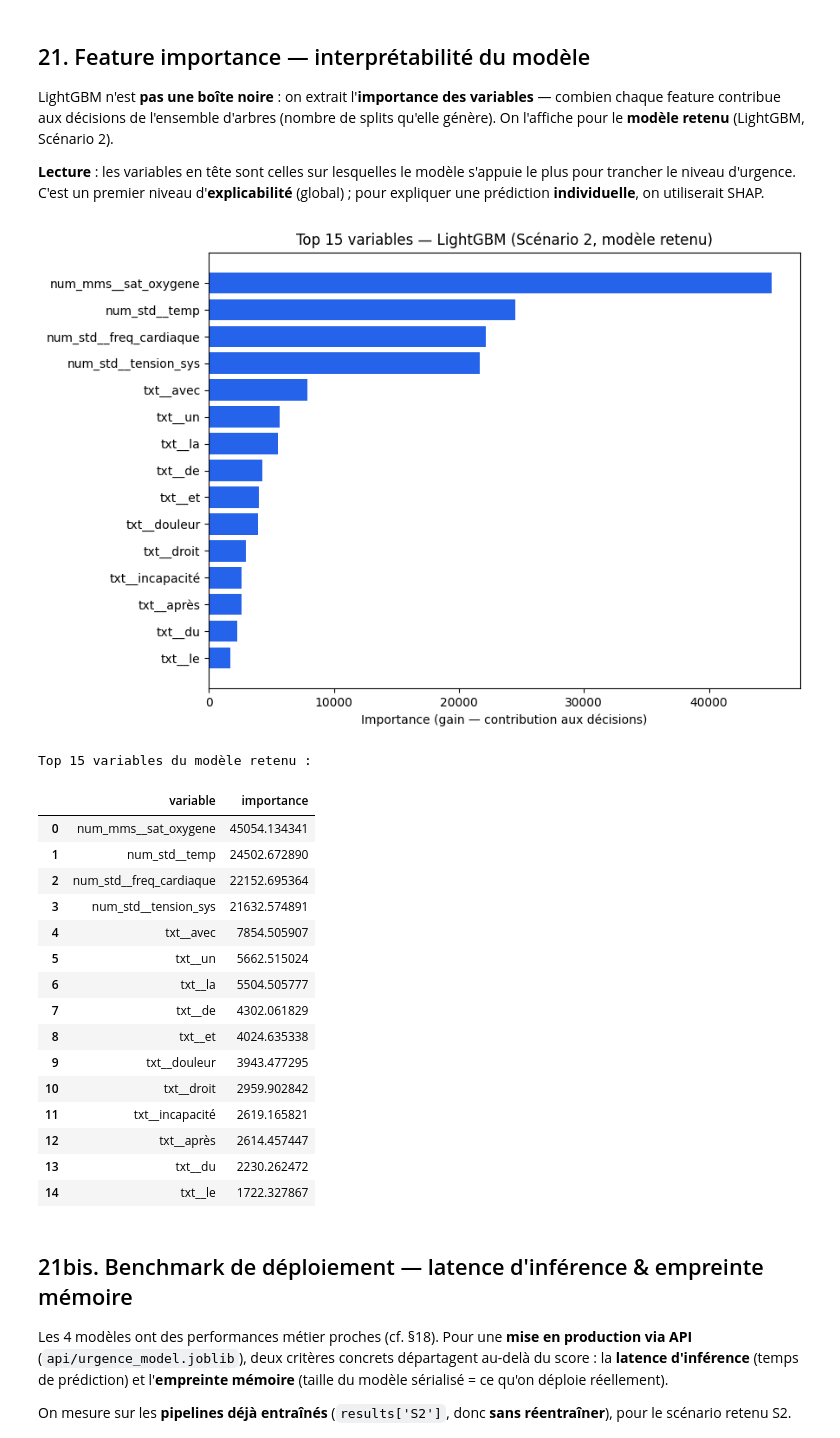
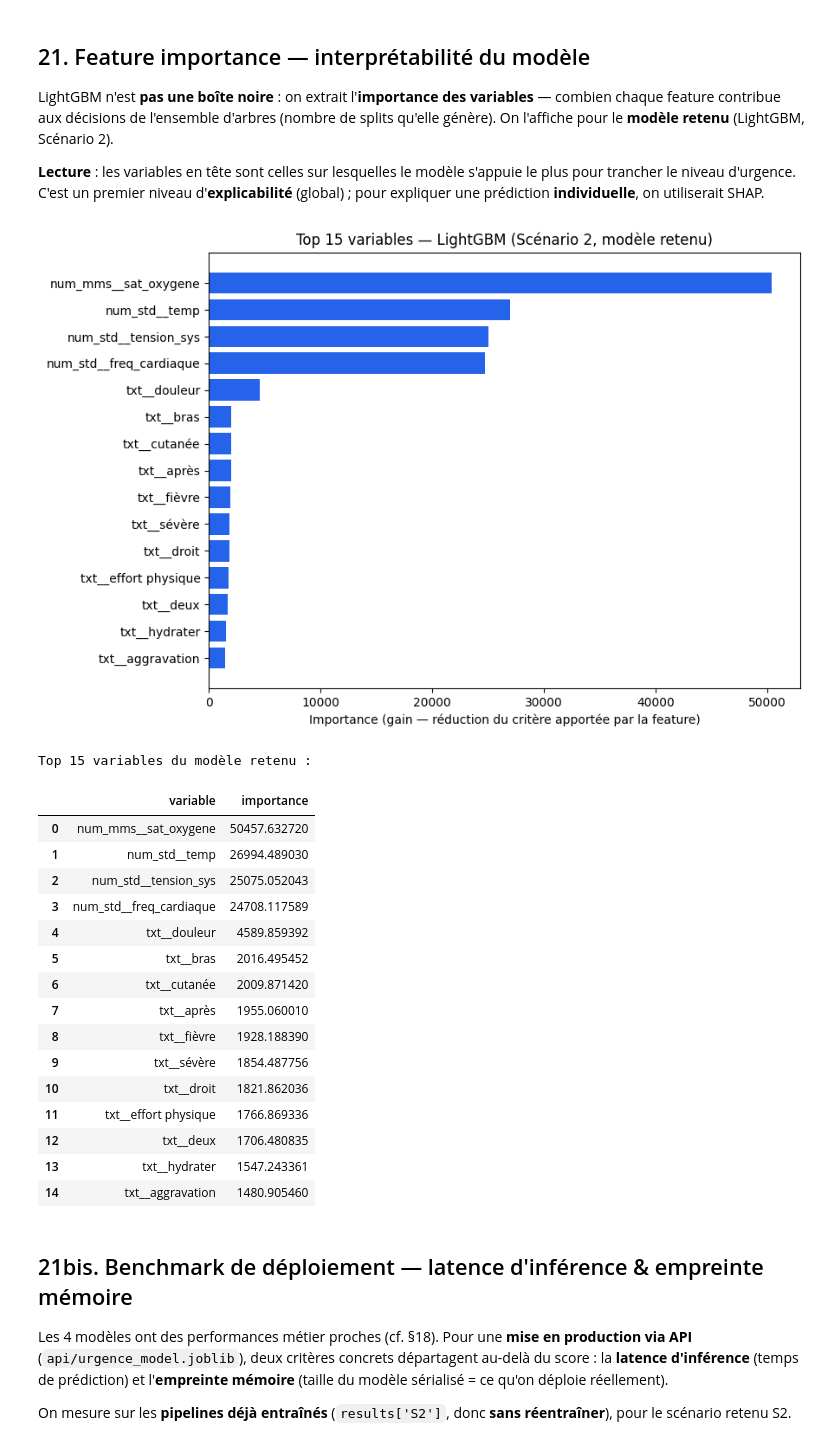
Before and after one commit to SebDominguez/diagnostic-ia, a Jupyter notebook: data-prep-pipeline.ipynb, the cells around one changed output. Drawn from its saved outputs; the diff is of its cells as text; code cells hidden in the pictures.

```diff
--- a/data-prep-pipeline.ipynb
+++ b/data-prep-pipeline.ipynb
@@ -666,6 +666,19 @@ SCENARIO_LABELS = {
     'S4': 'S4 — Tabulaire seul',
 }
 
+# Stop-words FR (mots de liaison) : sklearn n'a pas de liste FR intégrée.
+# Liste inline -> pas de dépendance (nltk/spacy absents de l'env).
+FRENCH_STOP_WORDS = [
+    'au', 'aux', 'avec', 'après', 'ce', 'ces', 'dans', 'de', 'des', 'du', 'elle', 'en',
+    'et', 'eux', 'il', 'ils', 'je', 'la', 'le', 'les', 'leur', 'lui', 'ma',
+    'mais', 'me', 'meme', 'mes', 'moi', 'mon', 'ne', 'nos', 'notre', 'nous',
+    'on', 'ou', 'par', 'pas', 'pour', 'qu', 'que', 'qui', 'sa', 'se', 'ses',
+    'son', 'sur', 'ta', 'te', 'tes', 'toi', 'ton', 'tu', 'un', 'une', 'vos',
+    'votre', 'vous', 'ceci', 'cela', 'celui', 'donc', 'plus', 'sans', 'sous',
+    'depuis', 'chez', 'entre', 'vers', 'comme', 'aussi', 'est', 'etre', 'a',
+    'ont', 'ete', 'son', 'les', 'd', 'l', 's', 'n', 'c', 'j', 'y',
+]
+
 def build_preprocessor(scenario):
     # prétraitement du scénario (mêmes lignes train/test partout)
     include_text = scenario in ('S1', 'S2', 'S3')   # S3 = texte seul
@@ -682,7 +695,7 @@ def build_preprocessor(scenario):
         ]
     if include_text:
         transformers += [
-            ('txt', TfidfVectorizer(max_features=200, ngram_range=(1, 2), min_df=2), TEXT_COL),
+            ('txt', TfidfVectorizer(max_features=200, ngram_range=(1, 2), min_df=2, max_df=0.8, stop_words=FRENCH_STOP_WORDS), TEXT_COL),
         ]
     return ColumnTransformer(transformers)
 
@@ -1460,41 +1473,43 @@ LightGBM n'est **pas une boîte noire** : on extrait l'**importance des variable
 # %%
 # Feature importance du modèle retenu (LightGBM, Scénario 2)
 pipe_final = results['S2']['LightGBM']['model']  # c'est un Pipeline
 noms = pipe_final.named_steps['prep'].get_feature_names_out()
-importances = pipe_final.named_steps['model'].feature_importances_
+# importance_type='gain' : contribution reelle au critere (et non le nb de splits,
+# biaise vers les features a forte cardinalite comme les mots de liaison TF-IDF)
+importances = pipe_final.named_steps['model'].booster_.feature_importance(importance_type='gain')
 ordre = np.argsort(importances)[::-1][:15]   # top 15
 
 fig, ax = plt.subplots(figsize=(9, 6))
 ax.barh([str(noms[i]) for i in ordre][::-1], [importances[i] for i in ordre][::-1], color='#2563eb')
-ax.set_xlabel('Importance (gain — contribution aux décisions)')
+ax.set_xlabel('Importance (gain — réduction du critère apportée par la feature)')
 ax.set_title('Top 15 variables — LightGBM (Scénario 2, modèle retenu)')
 plt.tight_layout()
 fi_path = ARTIFACTS_DIR / 'feature_importance.png'
 plt.savefig(fi_path, bbox_inches='tight', dpi=150)
 plt.show()
 
 top = pd.DataFrame({'variable': noms, 'importance': importances}).sort_values('importance', ascending=False).head(15).reset_index(drop=True)
 print('Top 15 variables du modèle retenu :')
 top
 # %% [output]
-[figure, old version]
+[figure, new version]
 Top 15 variables du modèle retenu :
 |  | variable | importance |
-| 0 | num_mms__sat_oxygene | 45054.134341 |
-| 1 | num_std__temp | 24502.672890 |
-| 2 | num_std__freq_cardiaque | 22152.695364 |
-| 3 | num_std__tension_sys | 21632.574891 |
-| 4 | txt__avec | 7854.505907 |
-| 5 | txt__un | 5662.515024 |
-| 6 | txt__la | 5504.505777 |
-| 7 | txt__de | 4302.061829 |
-| 8 | txt__et | 4024.635338 |
-| 9 | txt__douleur | 3943.477295 |
-| 10 | txt__droit | 2959.902842 |
-| 11 | txt__incapacité | 2619.165821 |
-| 12 | txt__après | 2614.457447 |
-| 13 | txt__du | 2230.262472 |
-| 14 | txt__le | 1722.327867 |
+| 0 | num_mms__sat_oxygene | 50457.632720 |
+| 1 | num_std__temp | 26994.489030 |
+| 2 | num_std__tension_sys | 25075.052043 |
+| 3 | num_std__freq_cardiaque | 24708.117589 |
+| 4 | txt__douleur | 4589.859392 |
+| 5 | txt__bras | 2016.495452 |
+| 6 | txt__cutanée | 2009.871420 |
+| 7 | txt__après | 1955.060010 |
+| 8 | txt__fièvre | 1928.188390 |
+| 9 | txt__sévère | 1854.487756 |
+| 10 | txt__droit | 1821.862036 |
+| 11 | txt__effort physique | 1766.869336 |
+| 12 | txt__deux | 1706.480835 |
+| 13 | txt__hydrater | 1547.243361 |
+| 14 | txt__aggravation | 1480.905460 |
 # %% [markdown]
 ## 21bis. Benchmark de déploiement — latence d'inférence & empreinte mémoire
 
```
Also changed, not shown: parts of 15 cells of this notebook, 1 other file.
